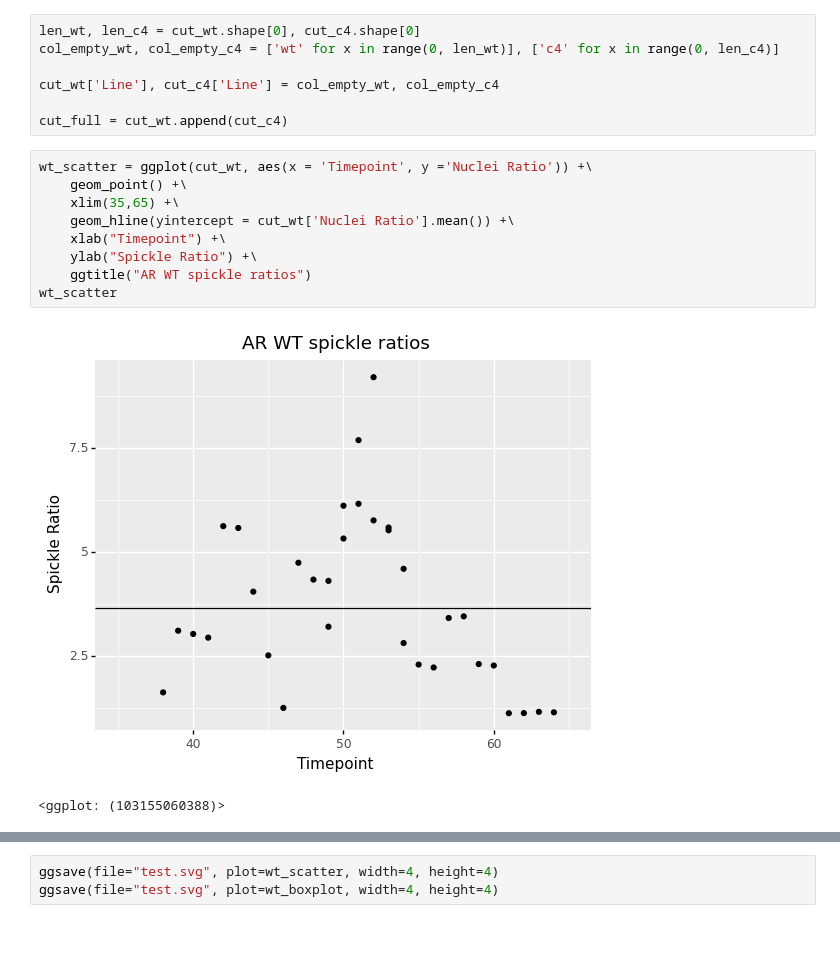
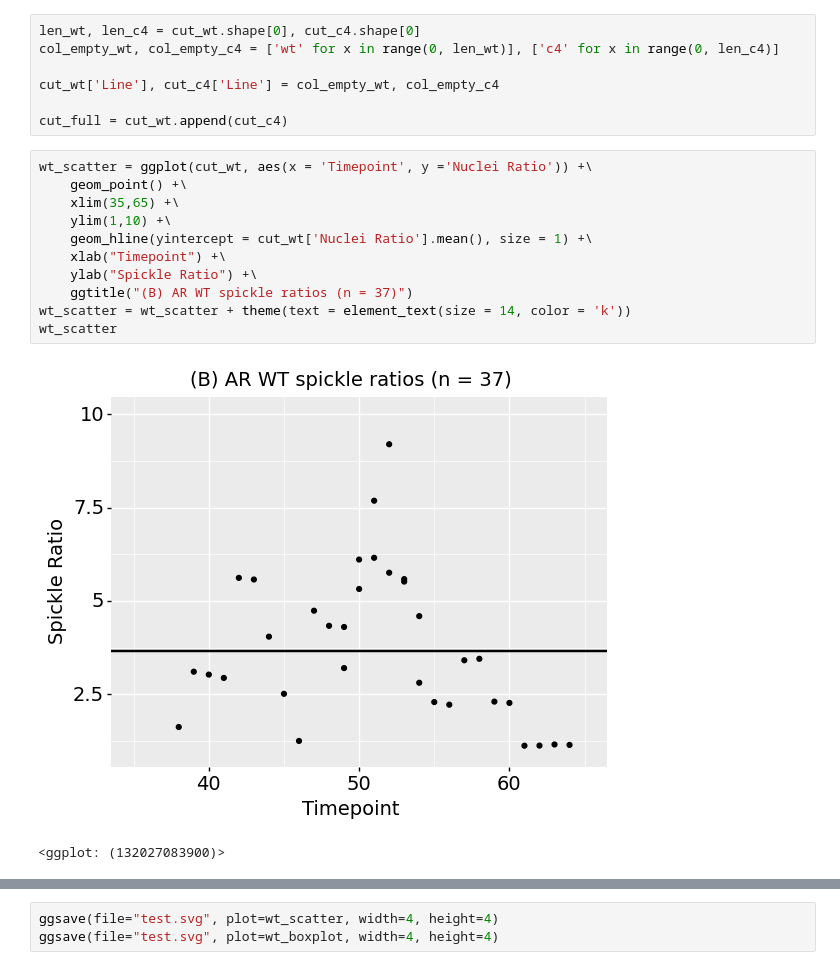
Before and after one commit to niightingale/bep_tools, a Jupyter notebook: fiji_analysis/models_X3.ipynb, the cells around one changed output, grey strips where cells are left out. Drawn from its saved outputs; the diff is of its cells as text; blank space fills up the shorter version.

```diff
--- a/fiji_analysis/models_X3.ipynb
+++ b/fiji_analysis/models_X3.ipynb
@@ -529,12 +541,14 @@ cut_full = cut_wt.append(cut_c4)
 # %%
 wt_scatter = ggplot(cut_wt, aes(x = 'Timepoint', y ='Nuclei Ratio')) +\
     geom_point() +\
     xlim(35,65) +\
-    geom_hline(yintercept = cut_wt['Nuclei Ratio'].mean()) +\
+    ylim(1,10) +\
+    geom_hline(yintercept = cut_wt['Nuclei Ratio'].mean(), size = 1) +\
     xlab("Timepoint") +\
     ylab("Spickle Ratio") +\
-    ggtitle("AR WT spickle ratios")
+    ggtitle("(B) AR WT spickle ratios (n = 37)")
+wt_scatter = wt_scatter + theme(text = element_text(size = 14, color = 'k'))
 wt_scatter
 # %% [output]
-[figure, old version]
+[figure, new version]
-<ggplot: (103155060388)>
+<ggplot: (132027083900)>
```
Also changed, not shown: parts of 8 cells of this notebook, 8 other files.
